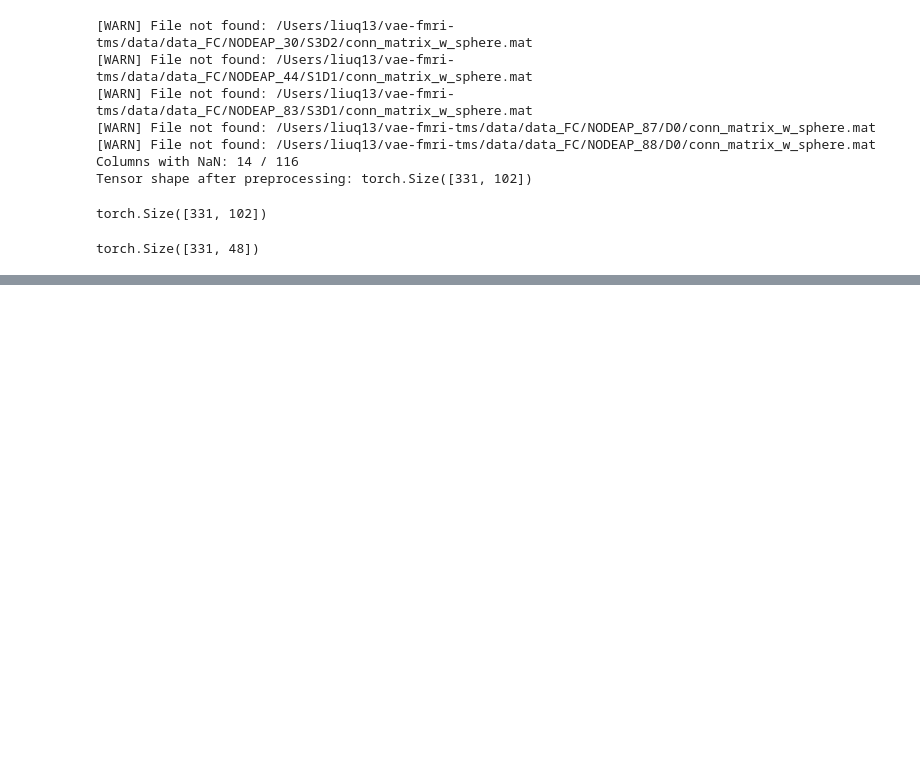
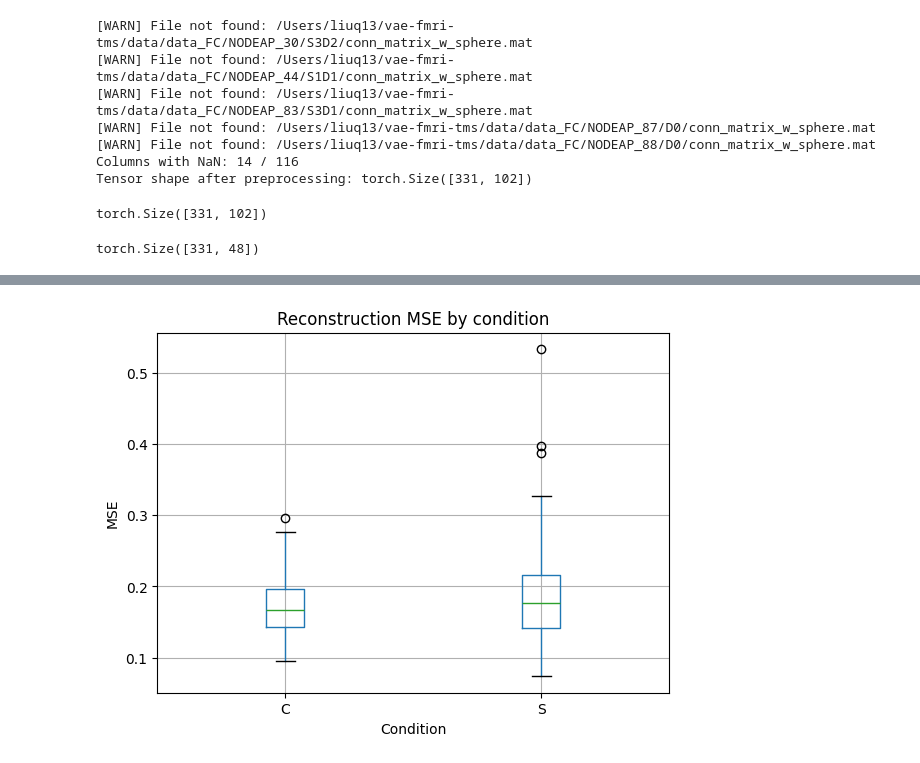
Before and after one commit to QingfangLiu/project-nodeap-fmri-cvae, a Jupyter notebook: v1_baseline/scripts/cvae_fc_AAL_spheres_raw.ipynb, the cells around one changed output, grey strips where cells are left out. Drawn from its saved outputs; the diff is of its cells as text; code cells hidden in the pictures; blank space fills up the shorter version.

Commit message:
added analysis for reviewer

```diff
--- a/v1_baseline/scripts/cvae_fc_AAL_spheres_raw.ipynb
+++ b/v1_baseline/scripts/cvae_fc_AAL_spheres_raw.ipynb
@@ -79,7 +96,7 @@ torch.Size([331, 48])
 # Set up model, optimizer, and device
 input_dim = X_tensor.shape[1]
 cond_dim = subject_cond_tensor.shape[1]
-latent_dim = 2 # need to do some sensitivity analysis here
+latent_dim = 10
 hidden_dim = 64
 NUM_EPOCH = 500
 LR = 3e-4
@@ -151,3 +168,91 @@ output_filename = output_dir / f"session_distances_roi_{use_roi}.csv"
 
 # Save DataFrame
 df_session_dists.to_csv(output_filename, index=False)
+# %%
+# ---------- Reconstruction fidelity by condition (per session) ----------
+# Assumes: model is trained; X_tensor (N x D); subject_cond_tensor (N x cond_dim)
+#          all_tms_type is an array-like of length N with 'S','C','N'
+#          all_subject_id is array-like of subject IDs (ints/str)
+
+import torch
+import numpy as np
+import pandas as pd
+from scipy.stats import pearsonr, ttest_rel
+import matplotlib.pyplot as plt
+
+def reconstruct_in_batches(model, X, C, batch_size=256, device=DEVICE):
+    """Return reconstructions \hat{X} in same order as X."""
+    model.eval()
+    outs = []
+    with torch.no_grad():
+        for start in range(0, X.shape[0], batch_size):
+            xb = X[start:start+batch_size].to(device)
+            cb = C[start:start+batch_size].to(device)
+            # forward pass; adapt to your model's API if different
+            x_hat, mu, logvar = model(xb, cb)
+            outs.append(x_hat.detach().cpu())
+    return torch.cat(outs, dim=0)
+
+def session_metrics(x_true, x_hat):
+    """Return MSE and Pearson r for one session (1D tensors)."""
+    # flatten to 1D
+    a = x_true.view(-1).cpu().numpy()
+    b = x_hat.view(-1).cpu().numpy()
+    mse = np.mean((a - b)**2)
+    # guard against constant vectors
+    if np.std(a) == 0 or np.std(b) == 0:
+        r = np.nan
+    else:
+        r = pearsonr(a, b)[0]
+    return mse, r
+
+# 1) Get reconstructions for all sessions
+X_hat = reconstruct_in_batches(model, X_tensor, subject_cond_tensor, batch_size=512)
+
+# 2) Compute per-session metrics
+rows = []
+for i in range(X_tensor.shape[0]):
+    mse, r = session_metrics(X_tensor[i], X_hat[i])
+    rows.append({
+        "idx": i,
+        "subject": str(all_subject_id[i]),
+        "condition": str(all_tms_type[i]),   # 'S','C','N'
+        "mse": float(mse),
+        "r": float(r),
+    })
+recon_df = pd.DataFrame(rows)
+
+# 3) Restrict to sham (S) and cTBS (C) for the reviewer’s comparison
+sc = recon_df[recon_df["condition"].isin(["S","C"])].copy()
+
+# 4) Aggregate within subject (mean over sessions per condition), then paired t-test
+agg = sc.groupby(["subject","condition"], as_index=False)[["mse","r"]].mean()
+
+wide_mse = agg.pivot(index="subject", columns="condition", values="mse").dropna()
+wide_r   = agg.pivot(index="subject", columns="condition", values="r").dropna()
+
+t_mse, p_mse = ttest_rel(wide_mse["S"], wide_mse["C"])
+t_r,   p_r   = ttest_rel(wide_r["S"],   wide_r["C"])
+
+print(f"Reconstruction MSE (S vs C): t = {t_mse:.3f}, p = {p_mse:.4f} "
+      f"(means S={wide_mse['S'].mean():.4f}, C={wide_mse['C'].mean():.4f}, n={len(wide_mse)})")
+print(f"Reconstruction corr r (S vs C): t = {t_r:.3f}, p = {p_r:.4f} "
+      f"(means S={wide_r['S'].mean():.4f}, C={wide_r['C'].mean():.4f}, n={len(wide_r)})")
+
+# 5) Quick visualization (boxplots) to drop in the manuscript/SI
+fig, ax = plt.subplots()
+sc.boxplot(column="mse", by="condition", ax=ax)
+ax.set_title("Reconstruction MSE by condition")
+ax.set_xlabel("Condition")
+ax.set_ylabel("MSE")
+plt.suptitle("")
+plt.show()
+
+fig, ax = plt.subplots()
+sc.boxplot(column="r", by="condition", ax=ax)
+ax.set_title("Reconstruction correlation (Pearson r) by condition")
+ax.set_xlabel("Condition")
+ax.set_ylabel("r")
+plt.suptitle("")
+plt.show()
+# %% [output]
@@ -153,0 +261 @@ df_session_dists.to_csv(output_filename, index=False)
+[figure, added]
```
Also changed, not shown: parts of 4 cells of this notebook, 51 other files.
